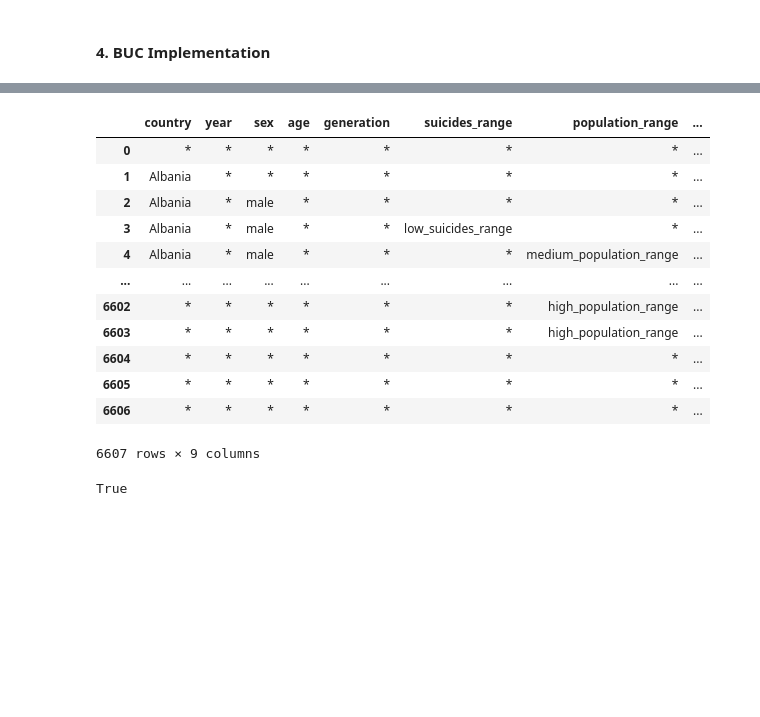
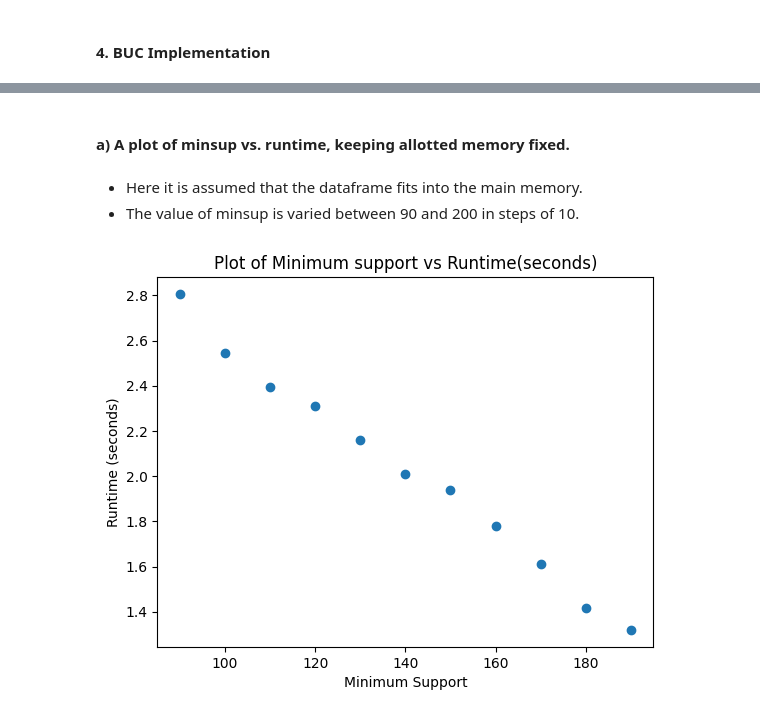
Before and after one commit to Deepti-debug/BUC-implementation, a Jupyter notebook: assignment_2_local.ipynb, the cells around one changed output, grey strips where cells are left out. Cells and saved outputs as stored; diff of their text form; code cells hidden in the pictures; blank space fills up the shorter version.

Commit message:
Completed first part, BUC internal and external

```diff
--- a/assignment_2_local.ipynb
+++ b/assignment_2_local.ipynb
@@ -1013,18 +915,11 @@ class buc_external:
 # %%
-#Parameter
 minsup = 100
 input_df = data
-num_splits = 10
-# print(f"input_df: {input_df}")
+num_splits = 20
 preprocess_obj = preprocess_df()
 transformed_df, column_enc_dicts_ls = preprocess_obj.encode_attributes(input_df, [*range(0,input_df.shape[1])]) #NOTE: This should be modified as required
-# print(f"transformed_df: {transformed_df}")
-# print(f"column_enc_dicts_ls: {column_enc_dicts_ls}")
-buc_obj = buc(transformed_df, column_enc_dicts_ls, minsup)
-buc_obj.buc_implementation(transformed_df, 0)
-# buc_obj = buc_external(transformed_df, column_enc_dicts_ls, minsup)
-# buc_obj.buc_implementation([0,transformed_df.shape[0]], 0, 0, num_splits)
+buc_obj = buc_external(transformed_df, column_enc_dicts_ls, minsup)
+buc_obj.buc_implementation([0,transformed_df.shape[0]], 0, 0, num_splits)
 output_dict = buc_obj.output_dict
-# print(f"{output_dict = }")
-# output_df = pd.DataFrame(columns=input_df.columns.tolist())
+format_output(output_dict)
 # %% [output]
@@ -1032,37 +939,28 @@ column_names = ['country', 'year', 'sex', 'age', 'generation', 'suicides_range',
-# %%
-output_dict_transformed = {}
-columns_ls = input_df.columns.tolist()
-for column in columns_ls:
-    output_dict_transformed[column] = []
-    output_dict_transformed['count'] = []
-for tuple_key, value in output_dict.items():
-    output_dict_transformed['count'].append(value)
-    for tuple_key_iter in range(0,len(tuple_key)):
-        output_dict_transformed[columns_ls[tuple_key_iter]].append(tuple_key[tuple_key_iter])
-# print(f"{output_dict = }")
-# print(f"{output_dict_transformed = }")
-output_df = pd.DataFrame.from_dict(output_dict_transformed)
-# columns_order = ['Country', 'Year', 'Sex', 'count']
-columns_order = ['country', 'year', 'sex', 'age', 'generation', 'suicides_range', 'population_range', 'gdp_per_year_income_range', 'count']
-output_df = output_df.reindex(columns = columns_order)
-output_df
-# %% [output]
-|  | country | year | sex | age | generation | suicides_range | population_range | ... |
-| 0 | * | * | * | * | * | * | * | ... |
-| 1 | Albania | * | * | * | * | * | * | ... |
-| 2 | Albania | * | male | * | * | * | * | ... |
-| 3 | Albania | * | male | * | * | low_suicides_range | * | ... |
-| 4 | Albania | * | male | * | * | * | medium_population_range | ... |
-| ... | ... | ... | ... | ... | ... | ... | ... | ... |
-| 6602 | * | * | * | * | * | * | high_population_range | ... |
-| 6603 | * | * | * | * | * | * | high_population_range | ... |
-| 6604 | * | * | * | * | * | * | * | ... |
-| 6605 | * | * | * | * | * | * | * | ... |
-| 6606 | * | * | * | * | * | * | * | ... |
-6607 rows × 9 columns
-# %%
-# buc_external_ten_df = output_df
-buc_external_ten_df.equals(output_df)
-# print(buc_internal_df.equals(output_df))
-# %% [output]
-True
+# %% [markdown]
+#### a) A plot of minsup vs. runtime, keeping allotted memory fixed.
+# %% [markdown]
+- Here it is assumed that the dataframe fits into the main memory.
+- The value of minsup is varied between 90 and 200 in steps of 10.
+# %%
+num_splits = 10
+input_df = data
+#Encode all of the categorical attributes into numerical form.
+preprocess_obj = preprocess_df()
+transformed_df, column_enc_dicts_ls = preprocess_obj.encode_attributes(input_df, [*range(0,input_df.shape[1])]) #NOTE: This should be modified as required
+minsup_ls = []
+time_taken_ls = []
+for minsup in range(90, 200, 10):
+    minsup_ls.append(minsup)
+    start_time = time.time()
+    buc_obj = buc(transformed_df, column_enc_dicts_ls, minsup)
+    buc_obj.buc_implementation(transformed_df, 0)
+    time_taken_ls.append(time.time() - start_time)
+del minsup, num_splits, input_df, preprocess_obj, transformed_df, column_enc_dicts_ls
+# %%
+plt.scatter(minsup_ls, time_taken_ls)
+plt.xlabel(f"Minimum Support")
+plt.ylabel(f"Runtime (seconds)")
+plt.title(f"Plot of Minimum support vs Runtime(seconds)")
+del minsup_ls, time_taken_ls
+# %% [output]
+[figure, added]
```
Also changed, not shown: parts of 19 cells of this notebook.
